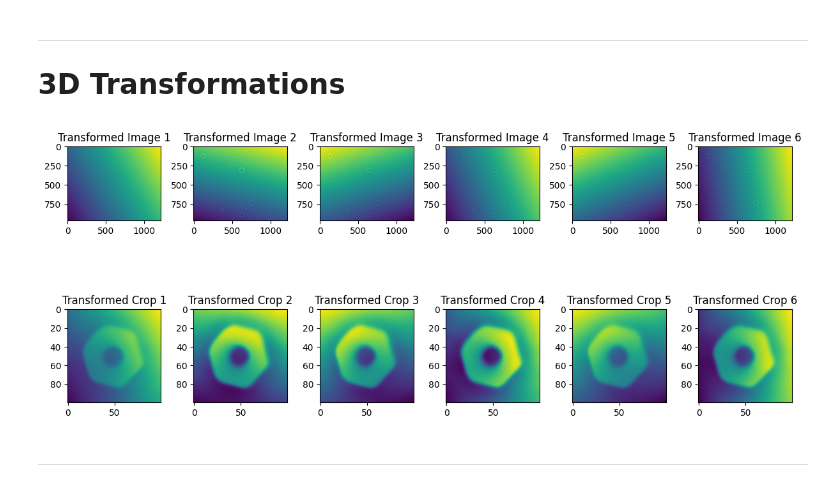
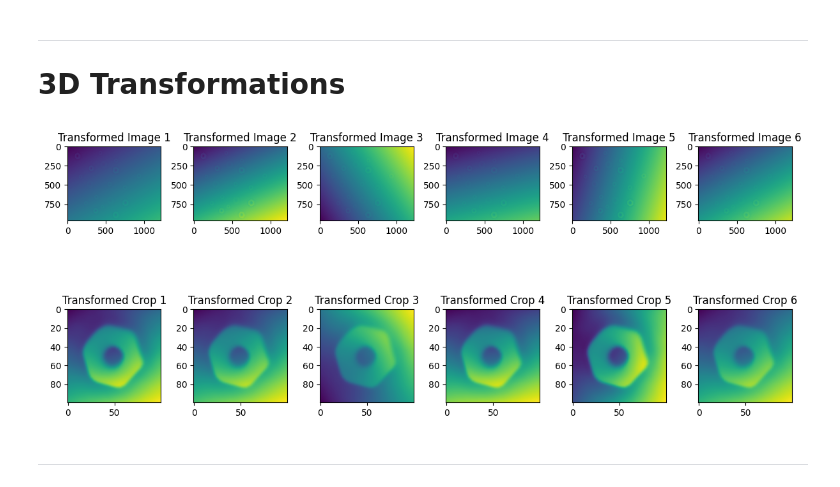
Before and after one commit to juanpb27/ssl_objects_detection, a Jupyter notebook: notebooks/Automated_3D_Data_Transformation.ipynb, the cells around one changed output. Drawn from its saved outputs; the diff is of its cells as text; code cells hidden in the pictures.

```diff
--- a/notebooks/Automated_3D_Data_Transformation.ipynb
+++ b/notebooks/Automated_3D_Data_Transformation.ipynb
@@ -401,17 +411,20 @@ def generate_transformed_images(image_to_transform, crop_coords, angle_ranges, N
 
     return transformed_images, transformed_crops
 # %%
+# TODO: To generate more examples
+
+
 # Set the image, crop coordinates, and angle ranges
 N = 6
 image_to_transform = Spz
 crop_coords = (880, 332, 100)
-angle_ranges = {'ax': (-5, 5), 'ay': (-5, 5), 'az': (-5, 5), 'tx': (-10, 10), 'ty': (-10, 10), 'tz': (-10, 10)}
+angle_ranges = {'ax': (-5, 5), 'ay': (-5, 5), 'az': (-5, 5), 'tx': (-50, 50), 'ty': (-50, 50), 'tz': (-50, 50)}
 
 # Generate a list of N transformed images and transformed crops
 # Generate and display the transformed images and crops
 transformed_images, transformed_crops = generate_transformed_images(image_to_transform, crop_coords, angle_ranges, N)
 # %% [output]
-[figure, old version]
+[figure, new version]
 # %% [markdown]
 ------------------
 # %% [markdown]
```
Also changed, not shown: parts of 2 cells of this notebook, 12 other files.
